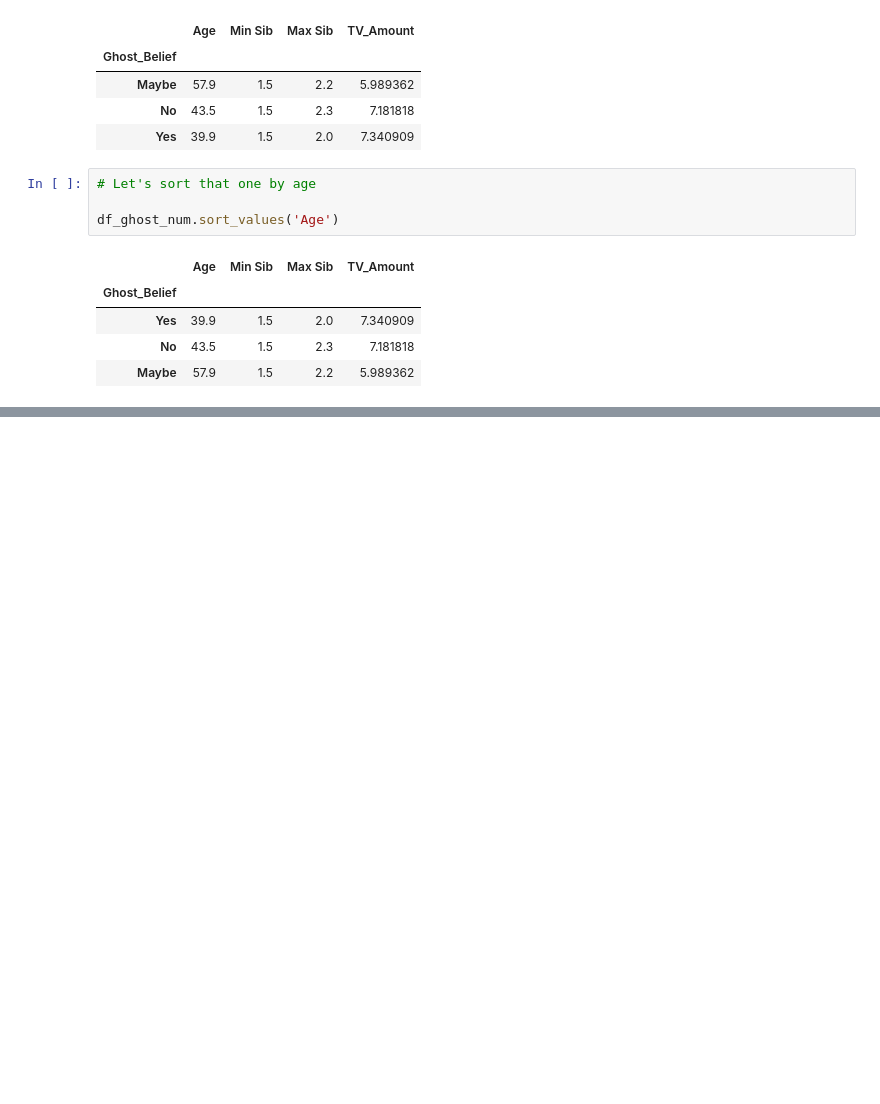
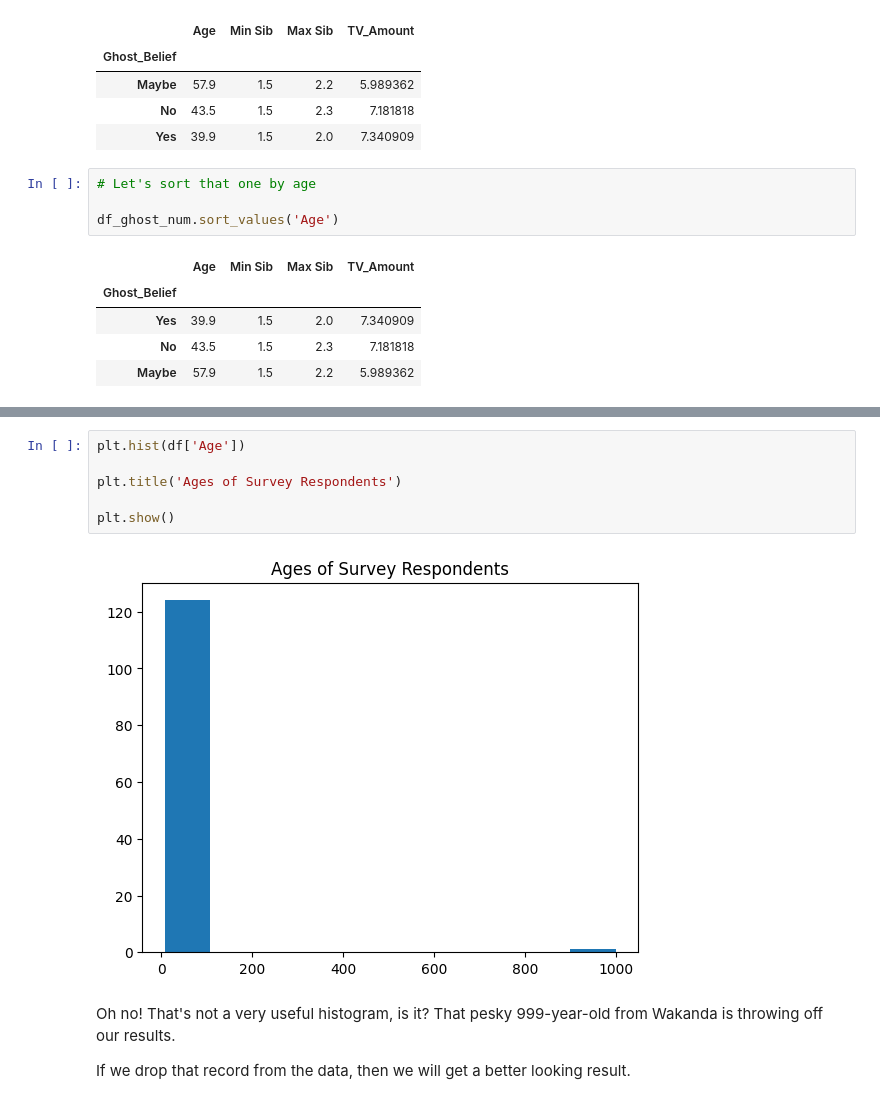
Before and after one commit to BessH-YearUpUnited/W7_Exercises, a Jupyter notebook: review_11-7_working_with_survey_data.ipynb, the cells around one changed output, grey strips where cells are left out. Drawn from its saved outputs; the diff is of its cells as text; blank space fills up the shorter version.

Commit message:
adding matplotlib visualizations

```diff
--- a/review_11-7_working_with_survey_data.ipynb
+++ b/review_11-7_working_with_survey_data.ipynb
@@ -274,0 +290,12 @@ df_ghost_num.sort_values('Age')
+# %%
+plt.hist(df['Age'])
+
+plt.title('Ages of Survey Respondents')
+
+plt.show()
+# %% [output]
+[figure, added]
+# %% [markdown]
+Oh no! That's not a very useful histogram, is it? That pesky 999-year-old from Wakanda is throwing off our results.
+
+If we drop that record from the data, then we will get a better looking result.
```
Also changed, not shown: parts of 32 cells of this notebook.
